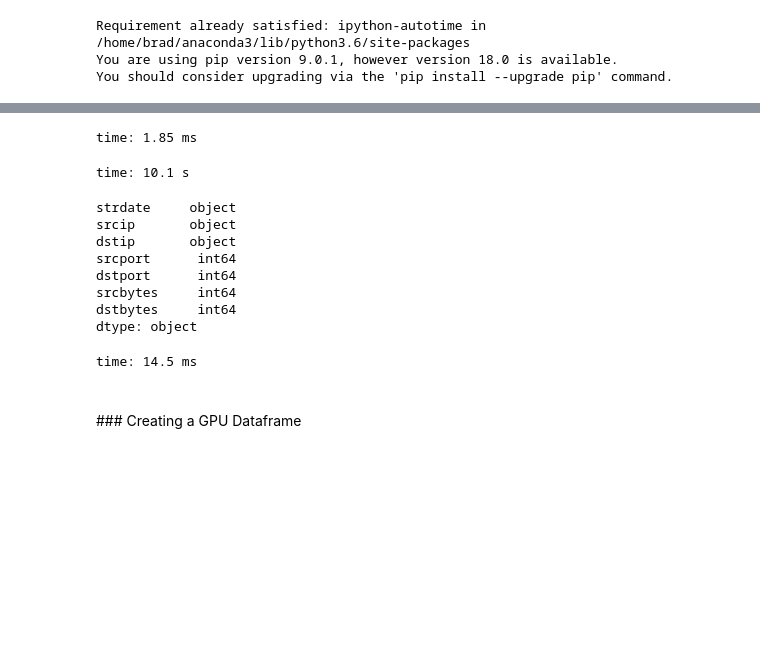
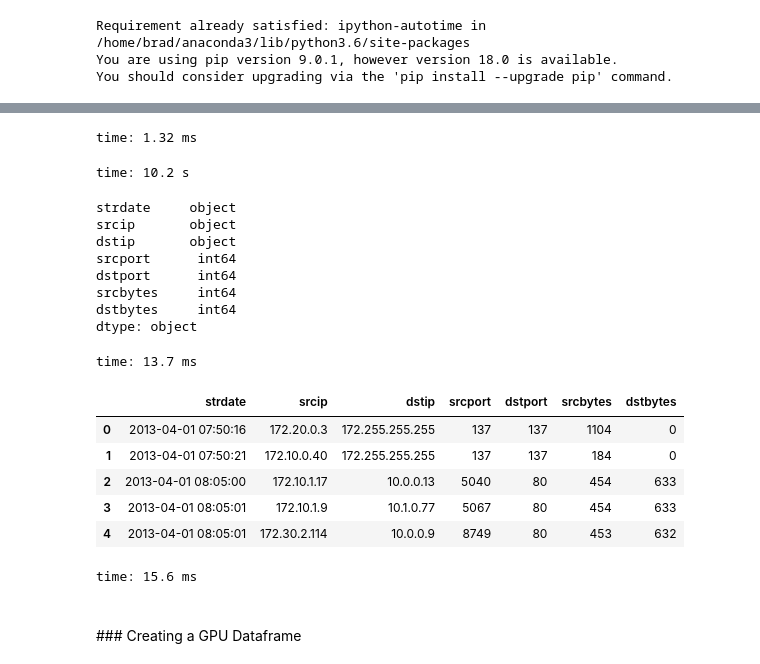
Before and after one commit to gpuopenanalytics/kdd-2018, a Jupyter notebook: notebook/KDD-Lab-1-Data-Loading.ipynb, the cells around one changed output, grey strips where cells are left out. Saved outputs shown, nothing was run; the diff lists cells and outputs as text; code cells hidden in the pictures; blank space fills up the shorter version.

```diff
--- a/notebook/KDD-Lab-1-Data-Loading.ipynb
+++ b/notebook/KDD-Lab-1-Data-Loading.ipynb
@@ -61,12 +70,12 @@ time: 3.51 ms
 # %%
-file_1 = '../data/netflow1.csv'
+file_1 = '../data/netflow/netflow1.csv'
 # %% [output]
-time: 1.85 ms
+time: 1.32 ms
 # %%
 # the data file contains a header line that needs to be skipped
 df = pd.read_csv(file_1,  names=cols, dtype=dtypes, skiprows=1)
 # %% [output]
-time: 10.1 s
+time: 10.2 s
 # %%
 df.dtypes
 # %% [output]
@@ -78,7 +87,17 @@ dstport      int64
 srcbytes     int64
 dstbytes     int64
 dtype: object
-time: 14.5 ms
+time: 13.7 ms
+# %%
+df.head()
+# %% [output]
+|  | strdate | srcip | dstip | srcport | dstport | srcbytes | dstbytes |
+| 0 | 2013-04-01 07:50:16 | 172.20.0.3 | 172.255.255.255 | 137 | 137 | 1104 | 0 |
+| 1 | 2013-04-01 07:50:21 | 172.10.0.40 | 172.255.255.255 | 137 | 137 | 184 | 0 |
+| 2 | 2013-04-01 08:05:00 | 172.10.1.17 | 10.0.0.13 | 5040 | 80 | 454 | 633 |
+| 3 | 2013-04-01 08:05:01 | 172.10.1.9 | 10.1.0.77 | 5067 | 80 | 454 | 633 |
+| 4 | 2013-04-01 08:05:01 | 172.30.2.114 | 10.0.0.9 | 8749 | 80 | 453 | 632 |
+time: 15.6 ms
 # %% [markdown]
 <br>
 ### Creating a GPU Dataframe
```
Also changed, not shown: parts of 105 cells of this notebook.
